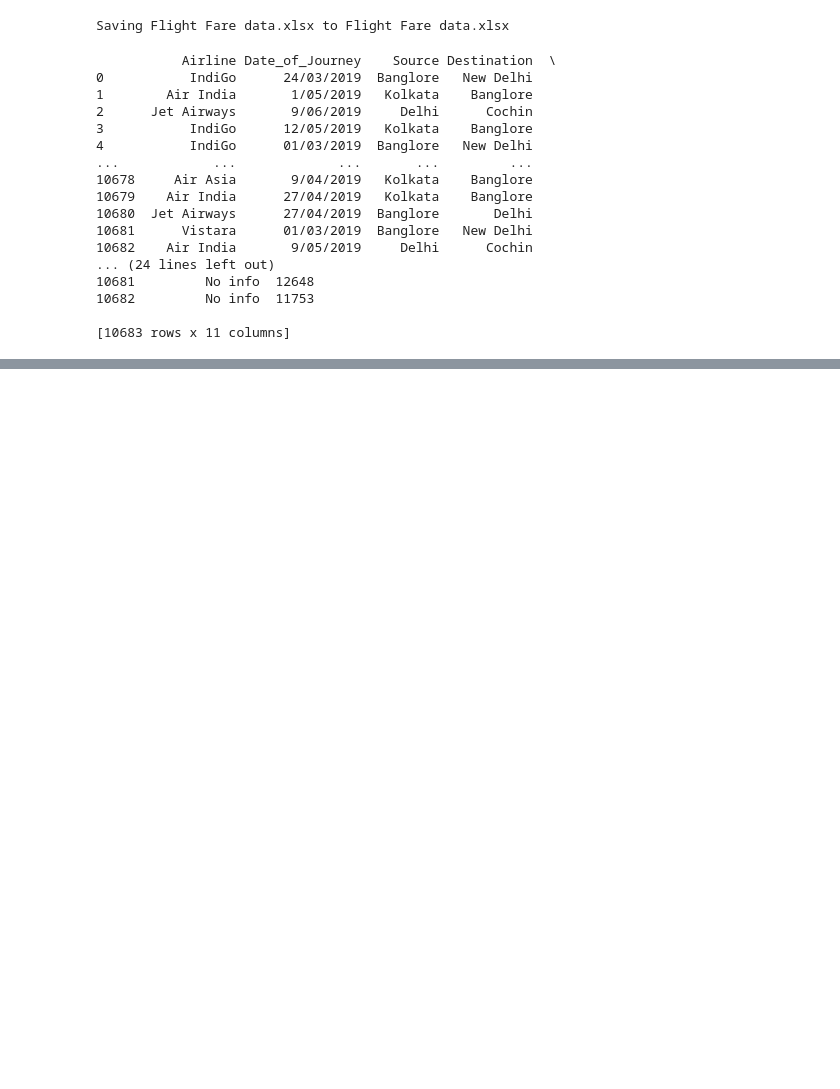
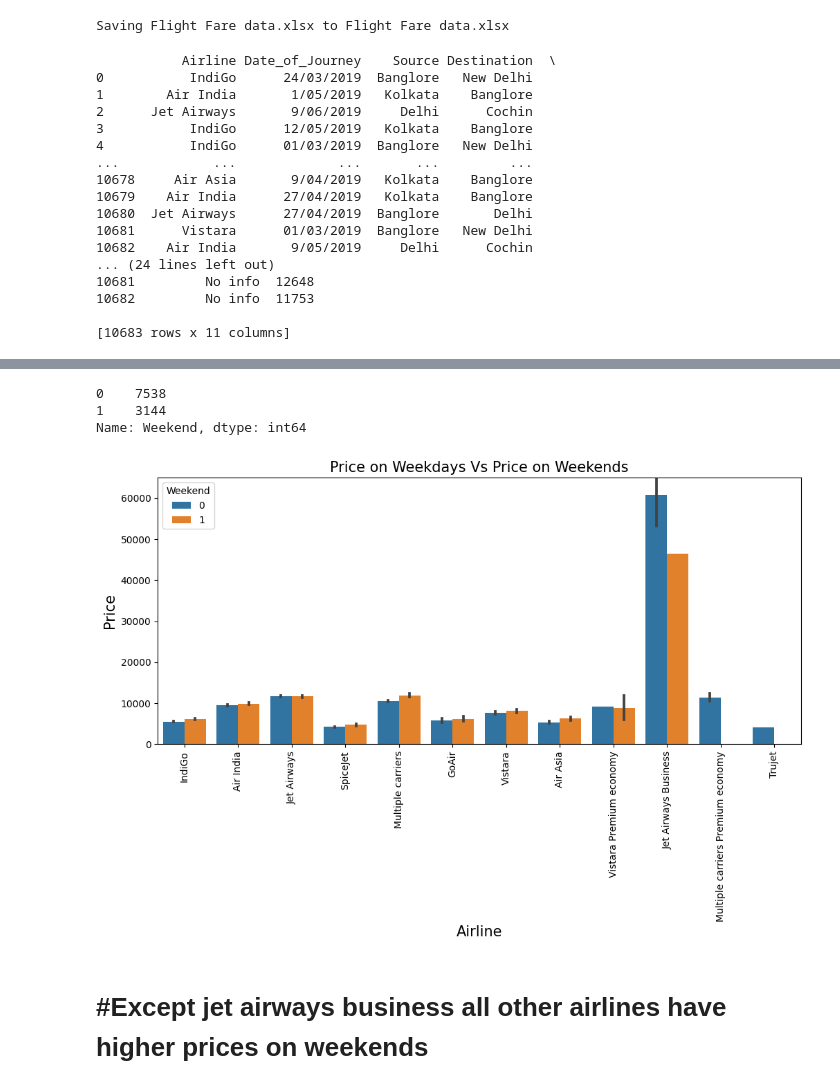
Before and after one commit to AmanSinghal07/PraxisProjects, a Jupyter notebook: Flight_Fare_Prediction.ipynb, the cells around one changed output, grey strips where cells are left out. Drawn from its saved outputs; the diff is of its cells as text; code cells hidden in the pictures; blank space fills up the shorter version.

```diff
--- a/Flight_Fare_Prediction.ipynb
+++ b/Flight_Fare_Prediction.ipynb
@@ -50,0 +163,3 @@ df.head()
+# %%
+days_df = df1[['Airline','Date_of_Journey', 'Price']].copy()
+days_df.tail()
@@ -50,0 +173,5 @@ df.head()
+# %%
+days_df['Date_of_Journey'] = pd.to_datetime(days_df['Date_of_Journey'],format='%d/%m/%Y')
+days_df['Weekday'] = days_df['Date_of_Journey'].dt.day_name()
+days_df['Weekend'] = days_df['Weekday'].apply(lambda day: 1 if day == 'Sunday' or day == 'Saturday'  else 0)
+days_df.tail()
@@ -50,0 +185,20 @@ df.head()
+# %%
+days_df['Weekend'].value_counts()
+# %% [output]
+0    7538
+1    3144
+Name: Weekend, dtype: int64
+# %%
+plt.subplots(figsize=(12,5))
+sns.barplot(data=days_df,x='Airline',y='Price',hue='Weekend')
+plt.xlabel("Airline",size = 15)
+plt.xticks(rotation = 90)
+plt.ylabel("Price",size = 15)
+plt.title("Price on Weekdays Vs Price on Weekends",size = 15)
+plt.legend(title='Weekend'.title())
+plt.ylim(0,65000)
+plt.show()
+# %% [output]
+[figure, added]
+# %% [markdown]
+# #Except jet airways business all other airlines have higher prices on weekends
```
Also changed, not shown: parts of 32 cells of this notebook.
